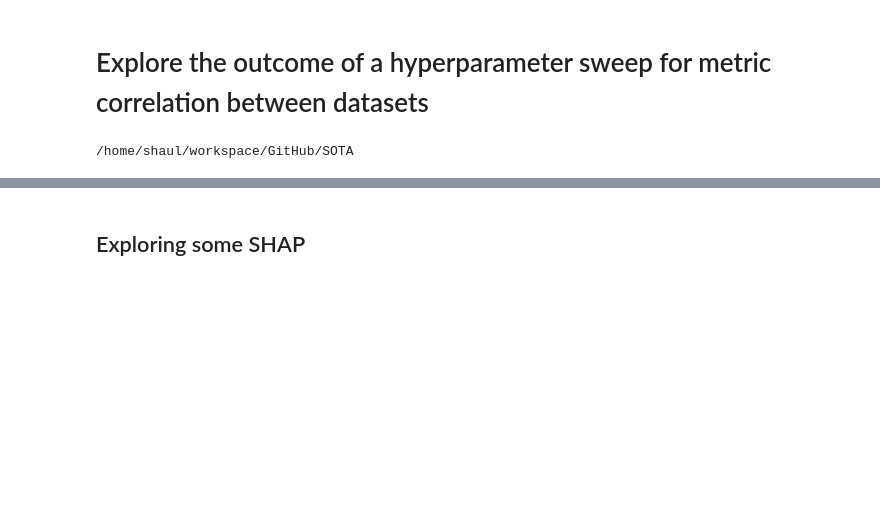
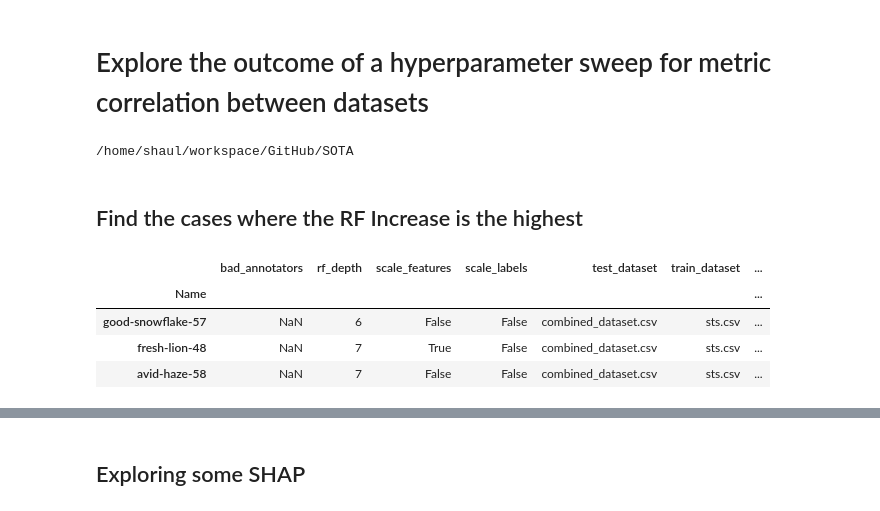
Before and after one commit to Hernanros/SOTA, a Jupyter notebook: notebooks/exploration/[AC][SS]EDA_on_wandb_sweep.ipynb, the cells around one changed output, grey strips where cells are left out. Cells and saved outputs as stored; diff of their text form; code cells hidden in the pictures; blank space fills up the shorter version.

```diff
--- a/notebooks/exploration/[AC][SS]EDA_on_wandb_sweep.ipynb
+++ b/notebooks/exploration/[AC][SS]EDA_on_wandb_sweep.ipynb
@@ -26,3 +31,22 @@ df = pd.read_csv(PATH_DATA / 'reports' / report_file, index_col="Name")
 # %%
 df['RF Increase'] = df['RF PearsonR'] - df['Base Top Correlation']
 df['RF Increase Percentage'] = df['RF Increase'] / df['Base Top Correlation']
+# %% [markdown]
+## Find the cases where the RF Increase is the highest
+# %%
+train_dataset = path_sts
+test_dataset = path_combined
+filtered = False
+
+if filtered:
+    display(df[(df['train_dataset'] == train_dataset) & (df['test_dataset'] == test_dataset) & (~df['bad_annotators'].isnull())] \
+    .sort_values(by="RF Increase",ascending=False)[:3])
+else:
+    display(df[(df['train_dataset'] == train_dataset) & (df['test_dataset'] == test_dataset) & (df['bad_annotators'].isnull())] \
+    .sort_values(by="RF Increase",ascending=False)[:3])
+# %% [output]
+|  | bad_annotators | rf_depth | scale_features | scale_labels | test_dataset | train_dataset | ... |
+| Name |  |  |  |  |  |  | ... |
+| good-snowflake-57 | NaN | 6 | False | False | combined_dataset.csv | sts.csv | ... |
+| fresh-lion-48 | NaN | 7 | True | False | combined_dataset.csv | sts.csv | ... |
+| avid-haze-58 | NaN | 7 | False | False | combined_dataset.csv | sts.csv | ... |
```
Also changed, not shown: parts of 6 cells of this notebook, 2 other files.
